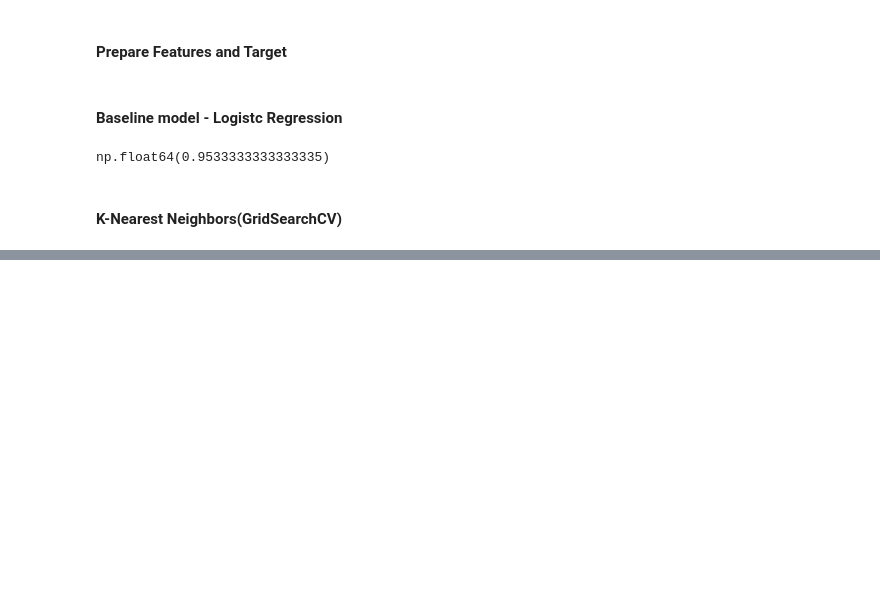
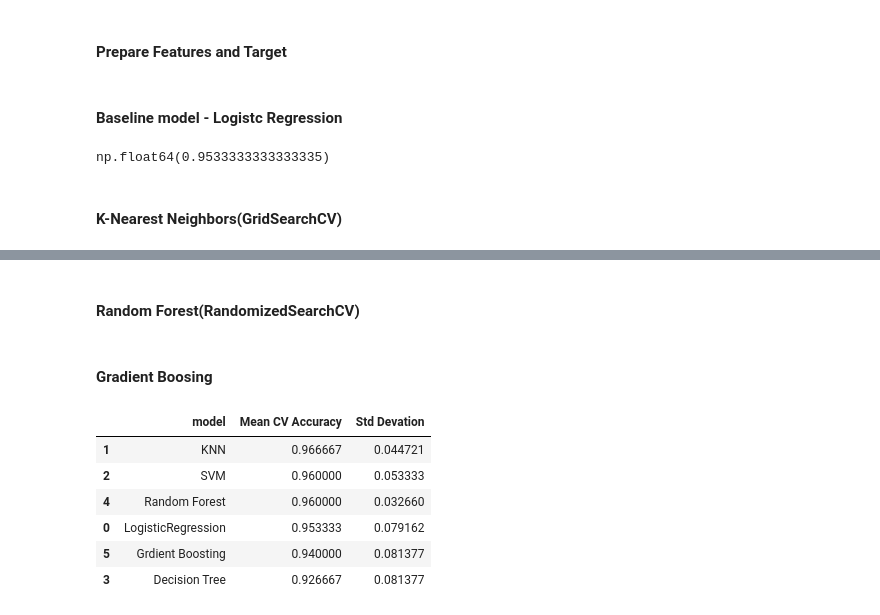
Before and after one commit to MikeTX56/ML-A-to-Z, a Jupyter notebook: projects/classification/iris_classification/iris.ipynb, the cells around one changed output, grey strips where cells are left out. Saved outputs shown, nothing was run; the diff lists cells and outputs as text; code cells hidden in the pictures; blank space fills up the shorter version.

```diff
--- a/projects/classification/iris_classification/iris.ipynb
+++ b/projects/classification/iris_classification/iris.ipynb
@@ -180,6 +187,7 @@ lr_scores = cross_val_score(
     pipe_lr, X, y, cv = skf
 )
 lr_mean = lr_scores.mean()
+lr_std = lr_scores.std()
 # %%
 lr_mean
 # %% [output]
@@ -209,0 +254,2 @@ knn_std = grid_knn.cv_results_["std_test_score"][grid_knn.best_index_]
+# %% [markdown]
+#### Random Forest(RandomizedSearchCV)
@@ -209,0 +278,48 @@ knn_std = grid_knn.cv_results_["std_test_score"][grid_knn.best_index_]
+# %% [markdown]
+#### Gradient Boosing
+# %%
+gb = GradientBoostingClassifier(random_state=42)
+
+gb_score = cross_val_score(
+    gb, X, y, cv = skf
+)
+gb_mean = gb_score.mean()
+gb_std = gb_score.std()
+# %%
+results = pd.DataFrame({
+    "model":[
+        "LogisticRegression",
+        "KNN",
+        "SVM",
+        "Decision Tree",
+        "Random Forest",
+        "Grdient Boosting"
+
+    ],
+    "Mean CV Accuracy": [
+        lr_mean,
+        knn_mean,
+        svm_mean,
+        dt_mean,
+        rf_mean,
+        gb_mean
+    ],
+    "Std Devation": [
+        lr_std,
+        knn_std,
+        svm_std,
+        dt_std,
+        rf_std,
+        gb_std
+    ]
+}).sort_values("Mean CV Accuracy", ascending=False)
+# %%
+results
+# %% [output]
+|  | model | Mean CV Accuracy | Std Devation |
+| 1 | KNN | 0.966667 | 0.044721 |
+| 2 | SVM | 0.960000 | 0.053333 |
+| 4 | Random Forest | 0.960000 | 0.032660 |
+| 0 | LogisticRegression | 0.953333 | 0.079162 |
+| 5 | Grdient Boosting | 0.940000 | 0.081377 |
+| 3 | Decision Tree | 0.926667 | 0.081377 |
```
Also changed, not shown: parts of 6 cells of this notebook.
